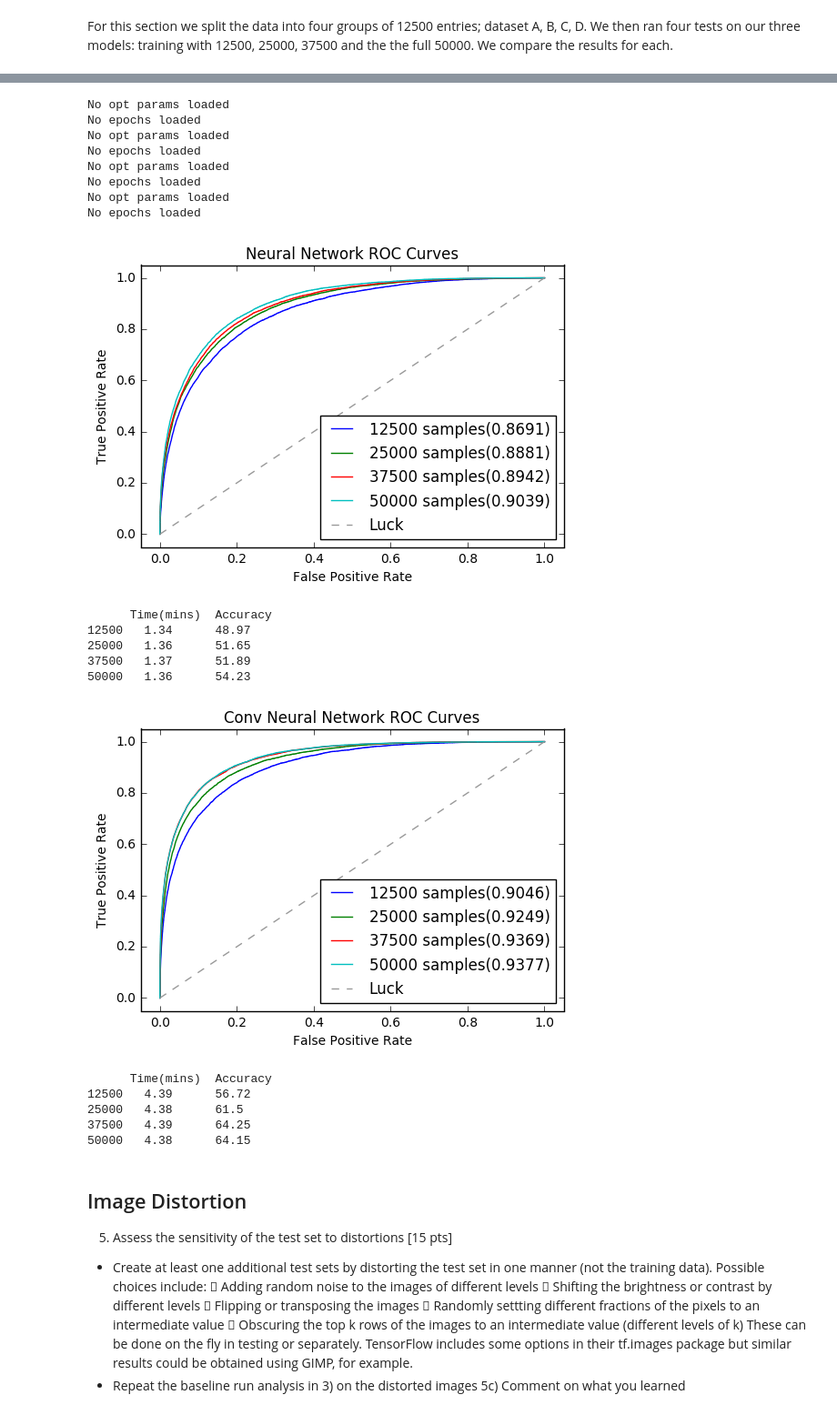
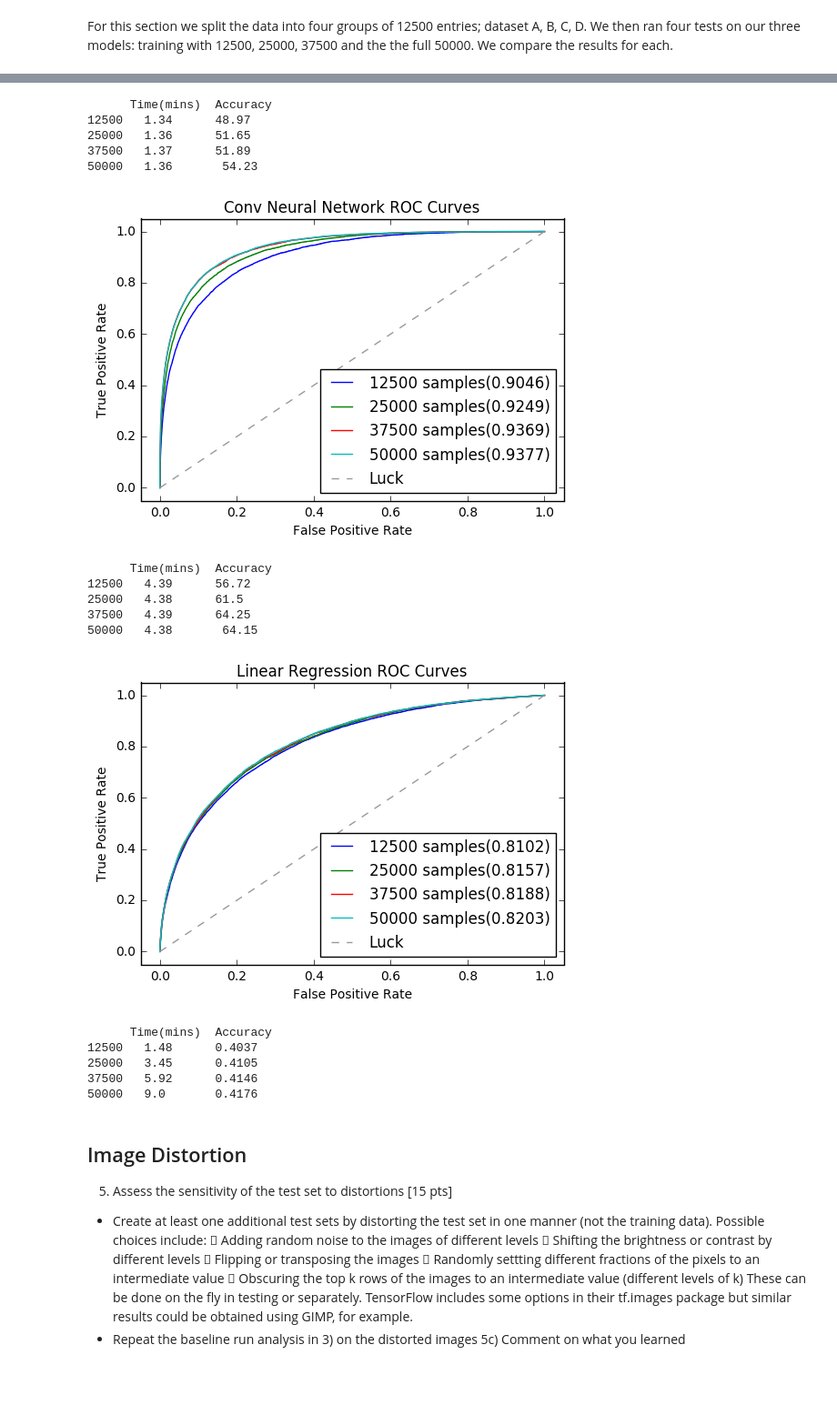
Before and after one commit to rabjohnston/E81HW4, a Jupyter notebook: submission/HW4.ipynb, the cells around one changed output, grey strips where cells are left out. Shown at 91% size. Drawn from its saved outputs; the diff is of its cells as text; code cells hidden in the pictures; blank space fills up the shorter version.

```diff
--- a/submission/HW4.ipynb
+++ b/submission/HW4.ipynb
@@ -335,22 +335,22 @@ rs_lr_abcd.load('results/Split/split_lr/abcd')
 result_lr_abcd = rs_lr_abcd.highest('accuracy')
 
 
-def SplitROC(name, result_a, result_ab, result_abc, result_abcd):
+def SplitROC(name, result_a, result_ab, result_abc, result_abcd, lr=False):
     """ Compute ROC curve and Area Under the Curve
     """
-    fpr, tpr, thresholds = roc_curve(labels.ravel(), result_a.test_preds)
+    fpr, tpr, thresholds = roc_curve(labels.ravel(), result_a.test_preds.ravel() if lr else result_a.test_preds)
     roc_auc = auc(fpr, tpr)
     plt.plot(fpr, tpr, lw=1, label='12500 samples({})'.format(roc_auc.round(4)))
 
-    fpr, tpr, thresholds = roc_curve(labels.ravel(), result_ab.test_preds)
+    fpr, tpr, thresholds = roc_curve(labels.ravel(), result_ab.test_preds.ravel() if lr else result_ab.test_preds)
     roc_auc = auc(fpr, tpr)
     plt.plot(fpr, tpr, lw=1, label='25000 samples({})'.format(roc_auc.round(4)))
 
-    fpr, tpr, thresholds = roc_curve(labels.ravel(), result_abc.test_preds)
+    fpr, tpr, thresholds = roc_curve(labels.ravel(), result_abc.test_preds.ravel() if lr else result_abc.test_preds)
     roc_auc = auc(fpr, tpr)
     plt.plot(fpr, tpr, lw=1, label='37500 samples({})'.format(roc_auc.round(4)))
 
-    fpr, tpr, thresholds = roc_curve(labels.ravel(), result_abcd.test_preds)
+    fpr, tpr, thresholds = roc_curve(labels.ravel(), result_abcd.test_preds.ravel() if lr else result_abcd.test_preds)
     roc_auc = auc(fpr, tpr)
     plt.plot(fpr, tpr, lw=1, label='50000 samples({})'.format(roc_auc.round(4)))
 
@@ -369,9 +369,9 @@ def SplitROC(name, result_a, result_ab, result_abc, result_abcd):
     print('12500   {}      {}'.format(result_a.params['time'], result_a.params['accuracy']))
     print('25000   {}      {}'.format(result_ab.params['time'], result_ab.params['accuracy']))
     print('37500   {}      {}'.format(result_abc.params['time'], result_abc.params['accuracy']))
-    print('50000   {}      {}'.format(result_abcd.params['time'], result_abcd.params['accuracy']))
+    print('50000   {}       {}'.format(result_abcd.params['time'], result_abcd.params['accuracy']))
 
 SplitROC('Neural Network', result_nn_a, result_nn_ab, result_nn_abc, result_nn_abcd)
 SplitROC('Conv Neural Network', result_cnn_a, result_cnn_ab, result_cnn_abc, result_cnn_abcd)
-#SplitROC('Linear Regression', result_lr_a, result_lr_ab, result_lr_abc, result_lr_abcd)
+SplitROC('Linear Regression', result_lr_a, result_lr_ab, result_lr_abc, result_lr_abcd, lr=True)
 # %% [output]
@@ -378,23 +379,20 @@ SplitROC('Conv Neural Network', result_cnn_a, result_cnn_ab, result_cnn_abc, res
-No opt params loaded
-No epochs loaded
-No opt params loaded
-No epochs loaded
-No opt params loaded
-No epochs loaded
-No opt params loaded
-No epochs loaded
+      Time(mins)  Accuracy
+12500   1.34      48.97
+25000   1.36      51.65
+37500   1.37      51.89
+50000   1.36       54.23
-[figure]
+[figure]
       Time(mins)  Accuracy
-12500   1.34      48.97
-25000   1.36      51.65
-37500   1.37      51.89
-50000   1.36      54.23
+12500   4.39      56.72
+25000   4.38      61.5
+37500   4.39      64.25
+50000   4.38       64.15
-[figure]
+[figure, added]
       Time(mins)  Accuracy
-12500   4.39      56.72
-25000   4.38      61.5
-37500   4.39      64.25
-50000   4.38      64.15
+12500   1.48      0.4037
+25000   3.45      0.4105
+37500   5.92      0.4146
+50000   9.0       0.4176
 # %% [markdown]
 ## Image Distortion
 
```
Also changed, not shown: parts of 23 cells of this notebook, 3 other files.
